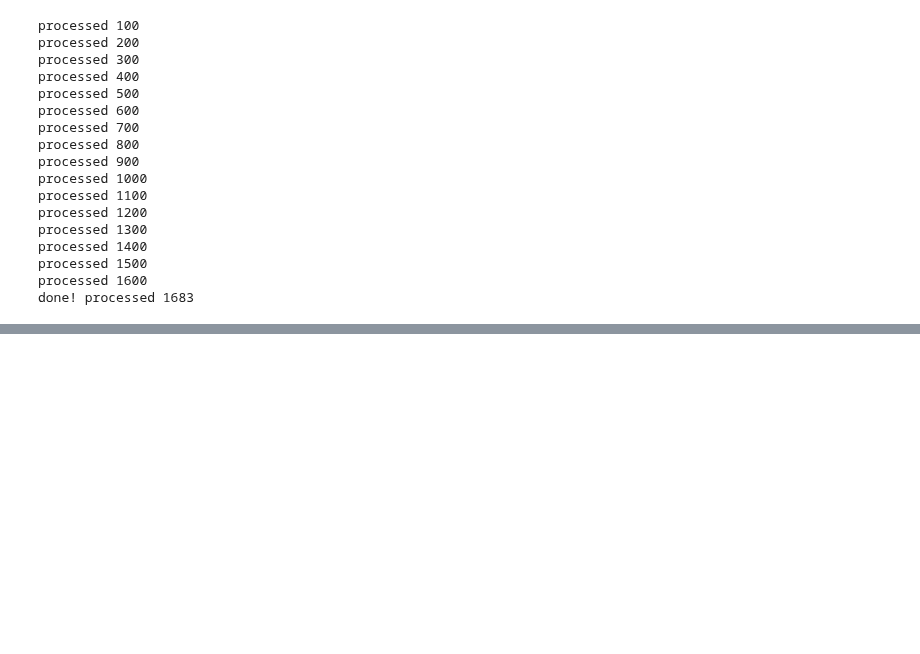
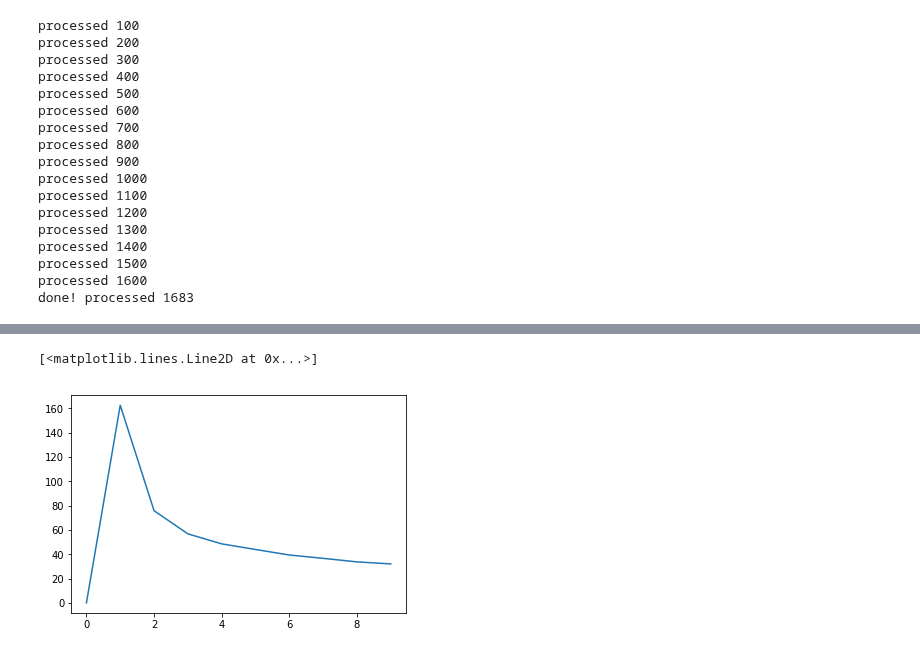
Before and after one commit to CornellDataScience/Insights-FakeNews, a Jupyter notebook: Stance Detection Viz.ipynb, the cells around one changed output, grey strips where cells are left out. Saved outputs shown, nothing was run; the diff lists cells and outputs as text; code cells hidden in the pictures; blank space fills up the shorter version.

```diff
--- a/Stance Detection Viz.ipynb
+++ b/Stance Detection Viz.ipynb
@@ -431,3 +467,17 @@ array([  7,  23,  39,  41,  43,  55,  60,  75,  76,  78,  79,  93,  94,
+# %%
+from sklearn.cluster import KMeans
+cells1 = np.swapaxes(output2[:,0,:], 0, 1)
+var = np.zeros(10)
+
+for i in range(1, 10):
+    kmeans = KMeans(n_clusters=i, random_state=0)
+    kmeans = kmeans.fit(cells1)
+    var[i] = kmeans.inertia_
+
+plt.plot(var)
+# %% [output]
+[<matplotlib.lines.Line2D at 0x...>]
+[figure, added]
 # %%
 #np.array(predicted)[0]
 for i in range(len(predicted)):
```
Also changed, not shown: parts of 24 cells of this notebook, 10 other files.
